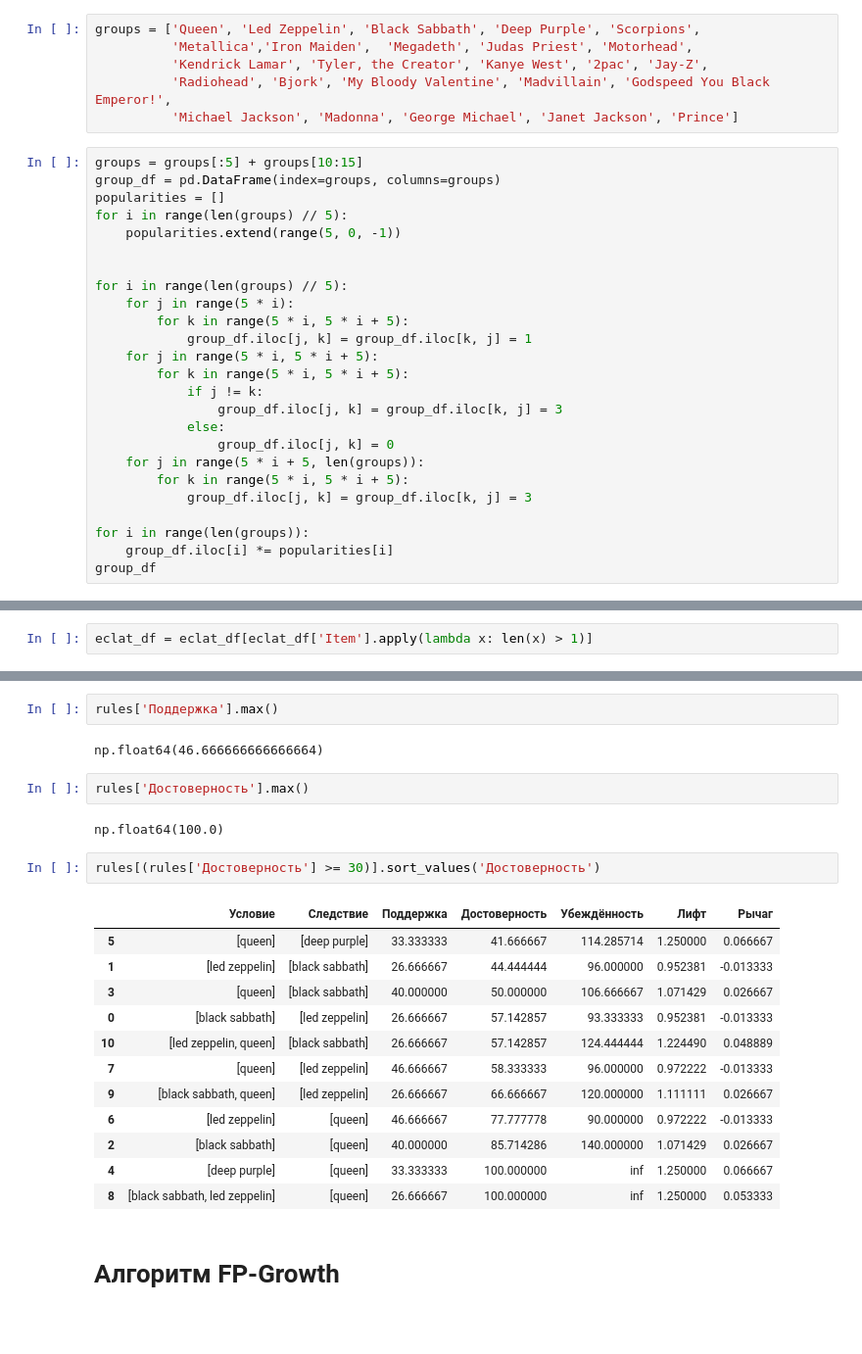
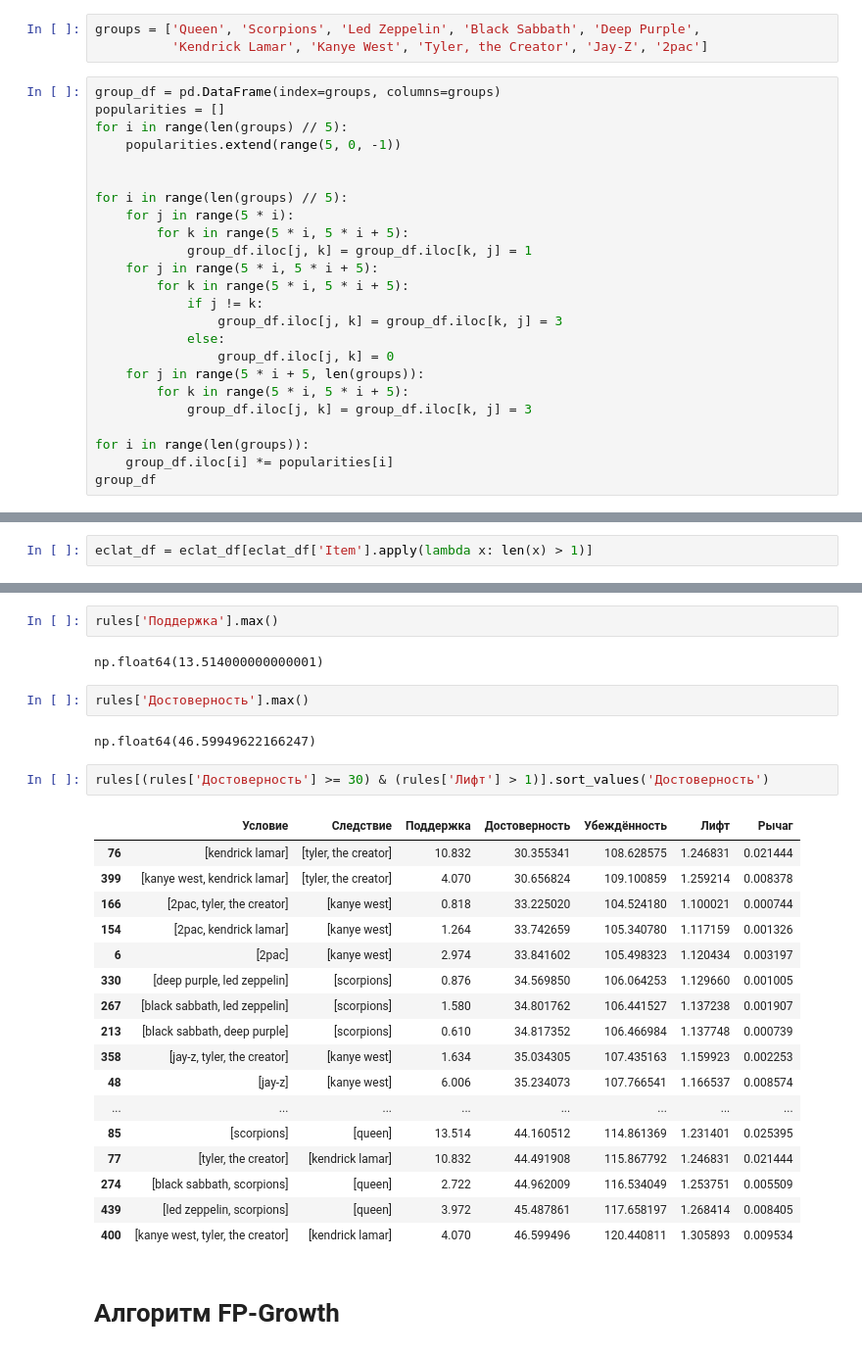
Before and after one commit to Grander78498/grander-materials-v2, a Jupyter notebook: Пр.интел.систем/prac1/prac1.ipynb, the cells around one changed output, grey strips where cells are left out. Shown: that part at 98% size. Drawn from its saved outputs; the diff is of its cells as text; blank space fills up the shorter version.

```diff
--- a/Пр.интел.систем/prac1/prac1.ipynb
+++ b/Пр.интел.систем/prac1/prac1.ipynb
@@ -3,13 +3,9 @@ import pandas as pd
 import numpy as np
 import random
 # %%
-groups = ['Queen', 'Led Zeppelin', 'Black Sabbath', 'Deep Purple', 'Scorpions',
-          'Metallica','Iron Maiden',  'Megadeth', 'Judas Priest', 'Motorhead',
-          'Kendrick Lamar', 'Tyler, the Creator', 'Kanye West', '2pac', 'Jay-Z',
-          'Radiohead', 'Bjork', 'My Bloody Valentine', 'Madvillain', 'Godspeed You Black Emperor!',
-          'Michael Jackson', 'Madonna', 'George Michael', 'Janet Jackson', 'Prince']
+groups = ['Queen', 'Scorpions', 'Led Zeppelin', 'Black Sabbath', 'Deep Purple',
+          'Kendrick Lamar', 'Kanye West', 'Tyler, the Creator', 'Jay-Z', '2pac']
 # %%
-groups = groups[:5] + groups[10:15]
 group_df = pd.DataFrame(index=groups, columns=groups)
 popularities = []
 for i in range(len(groups) // 5):
@@ -351,26 +389,31 @@ rules
 # %%
 rules['Поддержка'].max()
 # %% [output]
-np.float64(46.666666666666664)
+np.float64(13.514000000000001)
 # %%
 rules['Достоверность'].max()
 # %% [output]
-np.float64(100.0)
+np.float64(46.59949622166247)
 # %%
-rules[(rules['Достоверность'] >= 30)].sort_values('Достоверность')
+rules[(rules['Достоверность'] >= 30) & (rules['Лифт'] > 1)].sort_values('Достоверность')
 # %% [output]
 |  | Условие | Следствие | Поддержка | Достоверность | Убеждённость | Лифт | Рычаг |
-| 5 | [queen] | [deep purple] | 33.333333 | 41.666667 | 114.285714 | 1.250000 | 0.066667 |
-| 1 | [led zeppelin] | [black sabbath] | 26.666667 | 44.444444 | 96.000000 | 0.952381 | -0.013333 |
-| 3 | [queen] | [black sabbath] | 40.000000 | 50.000000 | 106.666667 | 1.071429 | 0.026667 |
-| 0 | [black sabbath] | [led zeppelin] | 26.666667 | 57.142857 | 93.333333 | 0.952381 | -0.013333 |
-| 10 | [led zeppelin, queen] | [black sabbath] | 26.666667 | 57.142857 | 124.444444 | 1.224490 | 0.048889 |
-| 7 | [queen] | [led zeppelin] | 46.666667 | 58.333333 | 96.000000 | 0.972222 | -0.013333 |
-| 9 | [black sabbath, queen] | [led zeppelin] | 26.666667 | 66.666667 | 120.000000 | 1.111111 | 0.026667 |
-| 6 | [led zeppelin] | [queen] | 46.666667 | 77.777778 | 90.000000 | 0.972222 | -0.013333 |
-| 2 | [black sabbath] | [queen] | 40.000000 | 85.714286 | 140.000000 | 1.071429 | 0.026667 |
-| 4 | [deep purple] | [queen] | 33.333333 | 100.000000 | inf | 1.250000 | 0.066667 |
-| 8 | [black sabbath, led zeppelin] | [queen] | 26.666667 | 100.000000 | inf | 1.250000 | 0.053333 |
+| 76 | [kendrick lamar] | [tyler, the creator] | 10.832 | 30.355341 | 108.628575 | 1.246831 | 0.021444 |
+| 399 | [kanye west, kendrick lamar] | [tyler, the creator] | 4.070 | 30.656824 | 109.100859 | 1.259214 | 0.008378 |
+| 166 | [2pac, tyler, the creator] | [kanye west] | 0.818 | 33.225020 | 104.524180 | 1.100021 | 0.000744 |
+| 154 | [2pac, kendrick lamar] | [kanye west] | 1.264 | 33.742659 | 105.340780 | 1.117159 | 0.001326 |
+| 6 | [2pac] | [kanye west] | 2.974 | 33.841602 | 105.498323 | 1.120434 | 0.003197 |
+| 330 | [deep purple, led zeppelin] | [scorpions] | 0.876 | 34.569850 | 106.064253 | 1.129660 | 0.001005 |
+| 267 | [black sabbath, led zeppelin] | [scorpions] | 1.580 | 34.801762 | 106.441527 | 1.137238 | 0.001907 |
+| 213 | [black sabbath, deep purple] | [scorpions] | 0.610 | 34.817352 | 106.466984 | 1.137748 | 0.000739 |
+| 358 | [jay-z, tyler, the creator] | [kanye west] | 1.634 | 35.034305 | 107.435163 | 1.159923 | 0.002253 |
+| 48 | [jay-z] | [kanye west] | 6.006 | 35.234073 | 107.766541 | 1.166537 | 0.008574 |
+| ... | ... | ... | ... | ... | ... | ... | ... |
+| 85 | [scorpions] | [queen] | 13.514 | 44.160512 | 114.861369 | 1.231401 | 0.025395 |
+| 77 | [tyler, the creator] | [kendrick lamar] | 10.832 | 44.491908 | 115.867792 | 1.246831 | 0.021444 |
+| 274 | [black sabbath, scorpions] | [queen] | 2.722 | 44.962009 | 116.534049 | 1.253751 | 0.005509 |
+| 439 | [led zeppelin, scorpions] | [queen] | 3.972 | 45.487861 | 117.658197 | 1.268414 | 0.008405 |
+| 400 | [kanye west, tyler, the creator] | [kendrick lamar] | 4.070 | 46.599496 | 120.440811 | 1.305893 | 0.009534 |
 # %% [markdown]
 # Алгоритм FP-Growth
 # %%
```
Also changed, not shown: parts of 22 cells of this notebook, 21 other files.
